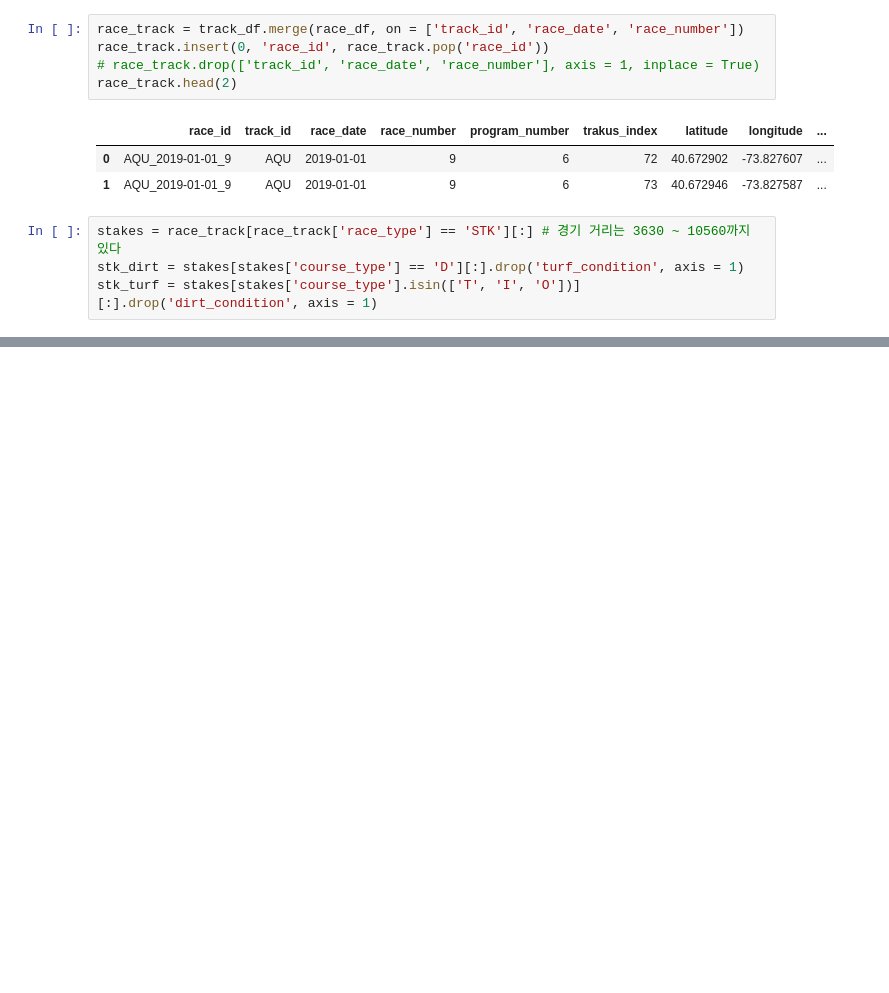
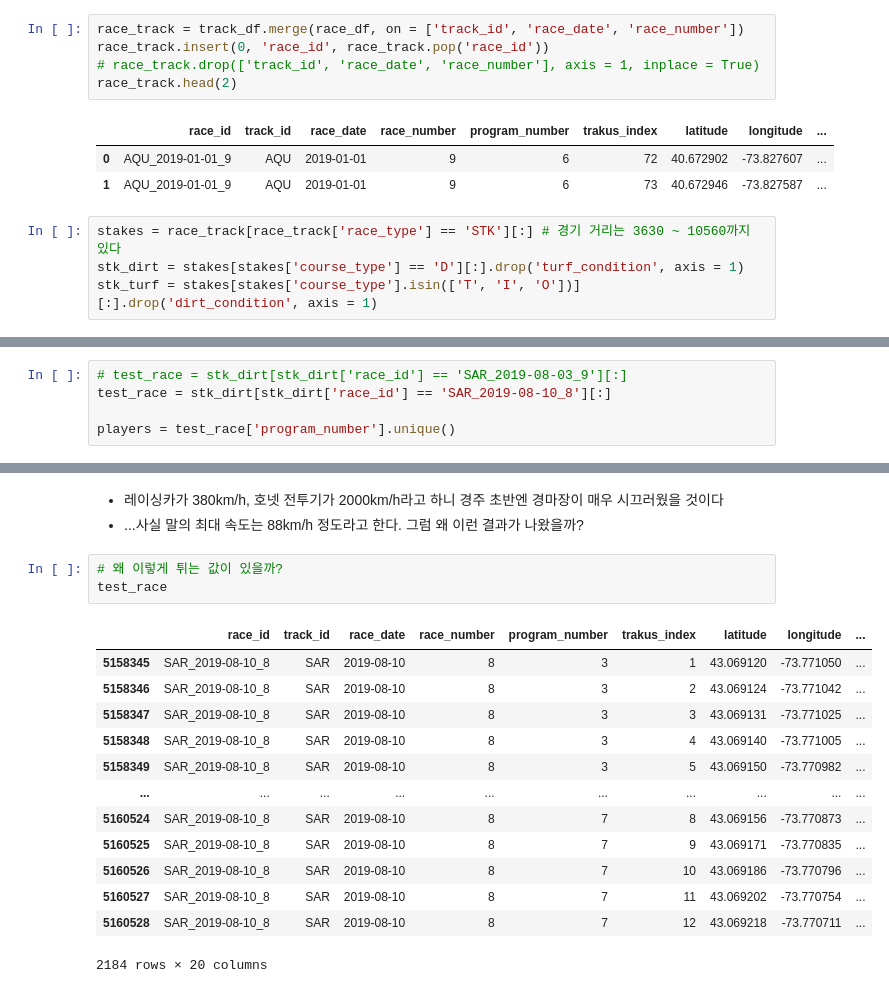
Before and after one commit to dowrave/Data_Analysis_Projects, a Jupyter notebook: 1-2022-derby-eda.ipynb, the cells around one changed output, grey strips where cells are left out. Cells and saved outputs as stored; diff of their text form; blank space fills up the shorter version.

```diff
--- a/1-2022-derby-eda.ipynb
+++ b/1-2022-derby-eda.ipynb
@@ -558,0 +523,5 @@ plt.figure(figsize = (20, 15))
+# %%
+# test_race = stk_dirt[stk_dirt['race_id'] == 'SAR_2019-08-03_9'][:]
+test_race = stk_dirt[stk_dirt['race_id'] == 'SAR_2019-08-10_8'][:]
+
+players = test_race['program_number'].unique()
@@ -558,0 +630,20 @@ plt.figure(figsize = (20, 15))
+# %% [markdown]
+- 레이싱카가 380km/h, 호넷 전투기가 2000km/h라고 하니 경주 초반엔 경마장이 매우 시끄러웠을 것이다
+- ...사실 말의 최대 속도는 88km/h 정도라고 한다. 그럼 왜 이런 결과가 나왔을까?
+# %%
+# 왜 이렇게 튀는 값이 있을까?
+test_race
+# %% [output]
+|  | race_id | track_id | race_date | race_number | program_number | trakus_index | latitude | longitude | ... |
+| 5158345 | SAR_2019-08-10_8 | SAR | 2019-08-10 | 8 | 3 | 1 | 43.069120 | -73.771050 | ... |
+| 5158346 | SAR_2019-08-10_8 | SAR | 2019-08-10 | 8 | 3 | 2 | 43.069124 | -73.771042 | ... |
+| 5158347 | SAR_2019-08-10_8 | SAR | 2019-08-10 | 8 | 3 | 3 | 43.069131 | -73.771025 | ... |
+| 5158348 | SAR_2019-08-10_8 | SAR | 2019-08-10 | 8 | 3 | 4 | 43.069140 | -73.771005 | ... |
+| 5158349 | SAR_2019-08-10_8 | SAR | 2019-08-10 | 8 | 3 | 5 | 43.069150 | -73.770982 | ... |
+| ... | ... | ... | ... | ... | ... | ... | ... | ... | ... |
+| 5160524 | SAR_2019-08-10_8 | SAR | 2019-08-10 | 8 | 7 | 8 | 43.069156 | -73.770873 | ... |
+| 5160525 | SAR_2019-08-10_8 | SAR | 2019-08-10 | 8 | 7 | 9 | 43.069171 | -73.770835 | ... |
+| 5160526 | SAR_2019-08-10_8 | SAR | 2019-08-10 | 8 | 7 | 10 | 43.069186 | -73.770796 | ... |
+| 5160527 | SAR_2019-08-10_8 | SAR | 2019-08-10 | 8 | 7 | 11 | 43.069202 | -73.770754 | ... |
+| 5160528 | SAR_2019-08-10_8 | SAR | 2019-08-10 | 8 | 7 | 12 | 43.069218 | -73.770711 | ... |
+2184 rows × 20 columns
```
Also changed, not shown: parts of 20 cells of this notebook.
